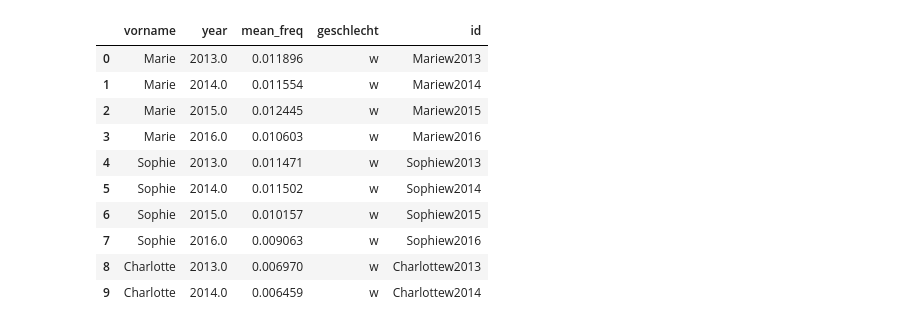
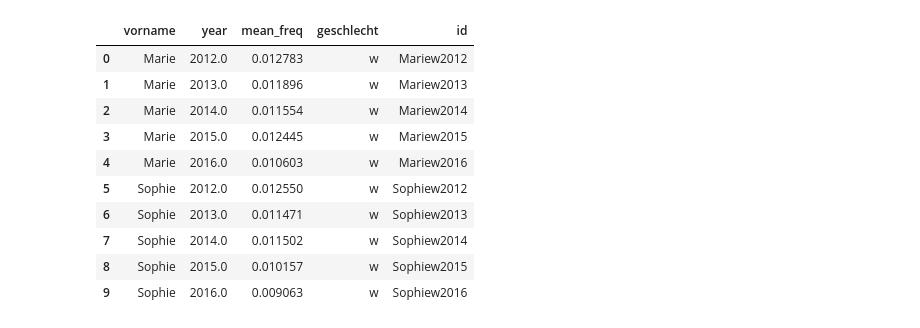
Before and after one commit to franksh/berlin-names, a Jupyter notebook: notebooks/Exploration.ipynb, the cells around one changed output. Cells and saved outputs as stored; diff of their text form; code cells hidden in the pictures.

```diff
--- a/notebooks/Exploration.ipynb
+++ b/notebooks/Exploration.ipynb
@@ -17,7 +19,7 @@ bezirke = [
     'tempelhof-schoeneberg',
     'treptow-koepenick'
 ]
-years = [2013, 2014, 2015, 2016]
+years = [2012, 2013, 2014, 2015, 2016]
 data_path = '../data/raw/'
 
 dfs = []
@@ -25,7 +27,7 @@ for year in years:
     for bezirk in bezirke:
         df = pd.read_csv( data_path + str(year) +'-'+ bezirk + '.csv', sep=';')
         df = df.dropna()
-        df = df.assign(Bezirk=bezirk, Year=year)
+        df = df.assign(bezirk=bezirk, year=year)
         total_number_names = df['anzahl'].sum()
         df = df.assign(frequency = lambda df: df['anzahl']/total_number_names )
         #df_m = df[df['geschlecht']=='m']
@@ -60,11 +62,11 @@ memory usage: 5.9+ MB
 # %%
 # Group names, calculate most common nampes
-dfgroup = df[['Year','vorname','anzahl','geschlecht']].groupby(by=['vorname', 'geschlecht']).sum()
+dfgroup = df[['year','vorname','anzahl','geschlecht']].groupby(by=['vorname', 'geschlecht']).sum()
 dfgroup = dfgroup.sort_values('anzahl', ascending=False)
 #dfgroup.assign(name = dfgroup.index)
 #plt.bar(dfgroup[0:10].index, dfgroup['anzahl'][0:10])
 dfgroup[0:20].plot.bar(y='anzahl')
-most_common_names = list(dfgroup[0:200].index)
+most_common_names = list(dfgroup[0:20].index)
 print('Most common names: ', most_common_names[0:10])
 #dfgroup.index
 #for vorname in dfgroup['vorname'].unique():
@@ -76,26 +78,26 @@ Most common names:  [('Marie', 'w'), ('Sophie', 'w'), ('Charlotte', 'w'), ('Alex
 # %%
 # Calculate the mean frequency of the most common names per year
 mean_freqs = pd.DataFrame(columns=['vorname', 'year', 'mean_freq', 'geschlecht'])
 for name, geschlecht in most_common_names: #df['vorname'].unique():
-    for year in df['Year'].unique():
-        mean_freq = df[ (df['vorname'] == name) & (df['Year']==year) & (df['geschlecht']==geschlecht)]['frequency'].mean()
+    for year in df['year'].unique():
+        mean_freq = df[ (df['vorname'] == name) & (df['year']==year) & (df['geschlecht']==geschlecht)]['frequency'].mean()
 #        mean_freqs.append(pd.DataFrame([name, year, mean_freq]))
         mean_freqs.loc[mean_freqs.shape[0]] = [name, year, mean_freq, geschlecht]
 
 mean_freqs['id'] = mean_freqs['vorname'] + mean_freqs['geschlecht'] + mean_freqs['year'].map(int).map(str)
 #mean_freqs['id'].apply(lambda x: str(x['vorname']) + str(x['year']))
 mean_freqs.head(10)
 # %% [output]
 |  | vorname | year | mean_freq | geschlecht | id |
-| 0 | Marie | 2013.0 | 0.011896 | w | Mariew2013 |
-| 1 | Marie | 2014.0 | 0.011554 | w | Mariew2014 |
-| 2 | Marie | 2015.0 | 0.012445 | w | Mariew2015 |
-| 3 | Marie | 2016.0 | 0.010603 | w | Mariew2016 |
-| 4 | Sophie | 2013.0 | 0.011471 | w | Sophiew2013 |
-| 5 | Sophie | 2014.0 | 0.011502 | w | Sophiew2014 |
-| 6 | Sophie | 2015.0 | 0.010157 | w | Sophiew2015 |
-| 7 | Sophie | 2016.0 | 0.009063 | w | Sophiew2016 |
-| 8 | Charlotte | 2013.0 | 0.006970 | w | Charlottew2013 |
-| 9 | Charlotte | 2014.0 | 0.006459 | w | Charlottew2014 |
+| 0 | Marie | 2012.0 | 0.012783 | w | Mariew2012 |
+| 1 | Marie | 2013.0 | 0.011896 | w | Mariew2013 |
+| 2 | Marie | 2014.0 | 0.011554 | w | Mariew2014 |
+| 3 | Marie | 2015.0 | 0.012445 | w | Mariew2015 |
+| 4 | Marie | 2016.0 | 0.010603 | w | Mariew2016 |
+| 5 | Sophie | 2012.0 | 0.012550 | w | Sophiew2012 |
+| 6 | Sophie | 2013.0 | 0.011471 | w | Sophiew2013 |
+| 7 | Sophie | 2014.0 | 0.011502 | w | Sophiew2014 |
+| 8 | Sophie | 2015.0 | 0.010157 | w | Sophiew2015 |
+| 9 | Sophie | 2016.0 | 0.009063 | w | Sophiew2016 |
 # %%
 # Add mean_freq to df (RUN ONLY ONCE)
```
Also changed, not shown: parts of 8 cells of this notebook, 13 other files.
